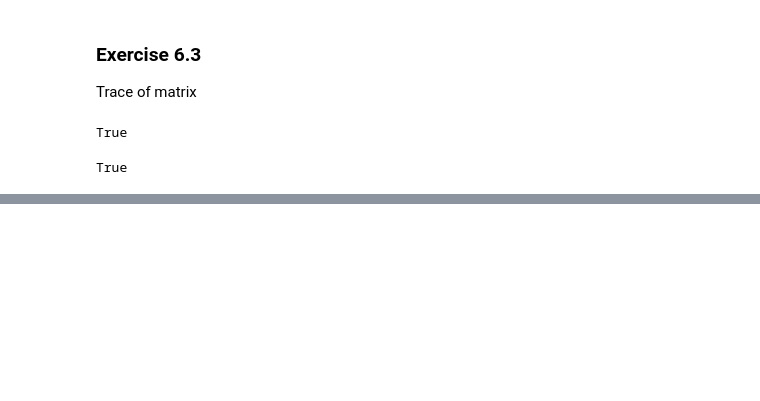
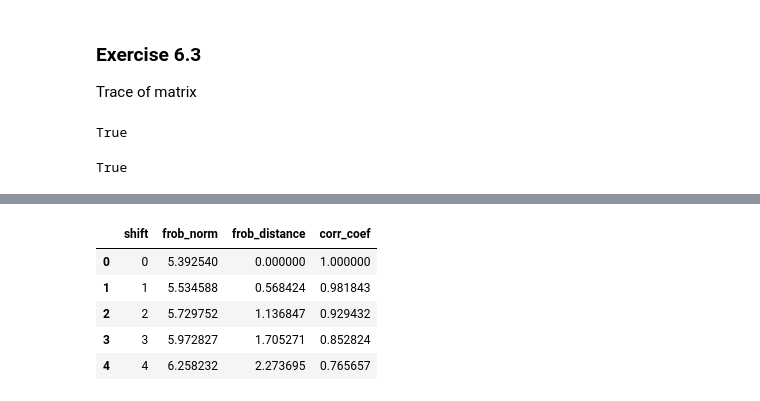
Before and after one commit to falasur/LA4DS, a Jupyter notebook: LA4DS_Ch6.ipynb, the cells around one changed output, grey strips where cells are left out. Saved outputs shown, nothing was run; the diff lists cells and outputs as text; code cells hidden in the pictures; blank space fills up the shorter version.

```diff
--- a/LA4DS_Ch6.ipynb
+++ b/LA4DS_Ch6.ipynb
@@ -101,0 +110,2 @@ True
+# %%
+shifts = [A+n*(x/30)*I for x in range(0,31)]
@@ -101,0 +118,10 @@ True
+# %%
+data = pd.DataFrame({'shift': list(range(0,31)), 'frob_norm': fns, 'frob_distance': fds, 'corr_coef': cc})
+data.head()
+# %% [output]
+|  | shift | frob_norm | frob_distance | corr_coef |
+| 0 | 0 | 5.392540 | 0.000000 | 1.000000 |
+| 1 | 1 | 5.534588 | 0.568424 | 0.981843 |
+| 2 | 2 | 5.729752 | 1.136847 | 0.929432 |
+| 3 | 3 | 5.972827 | 1.705271 | 0.852824 |
+| 4 | 4 | 6.258232 | 2.273695 | 0.765657 |
```
Also changed, not shown: parts of 10 cells of this notebook.
